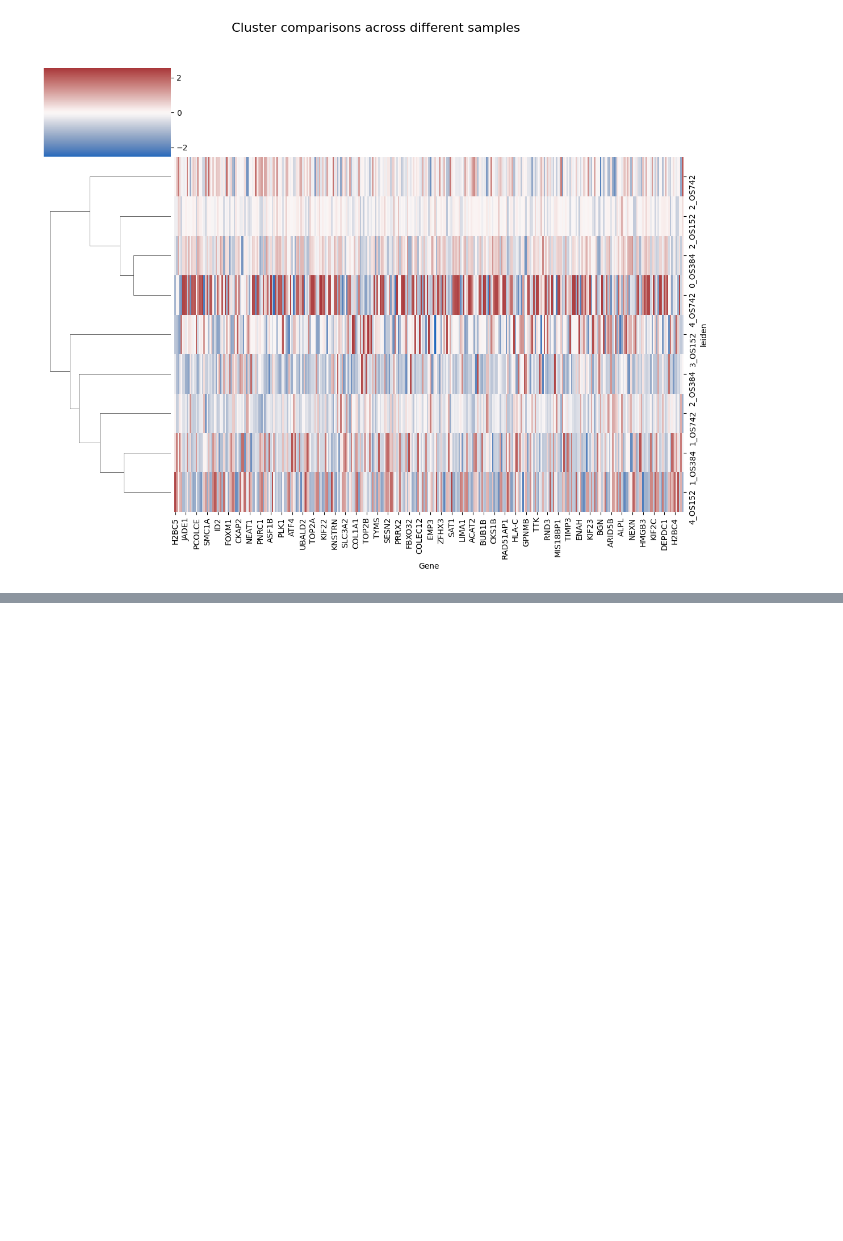
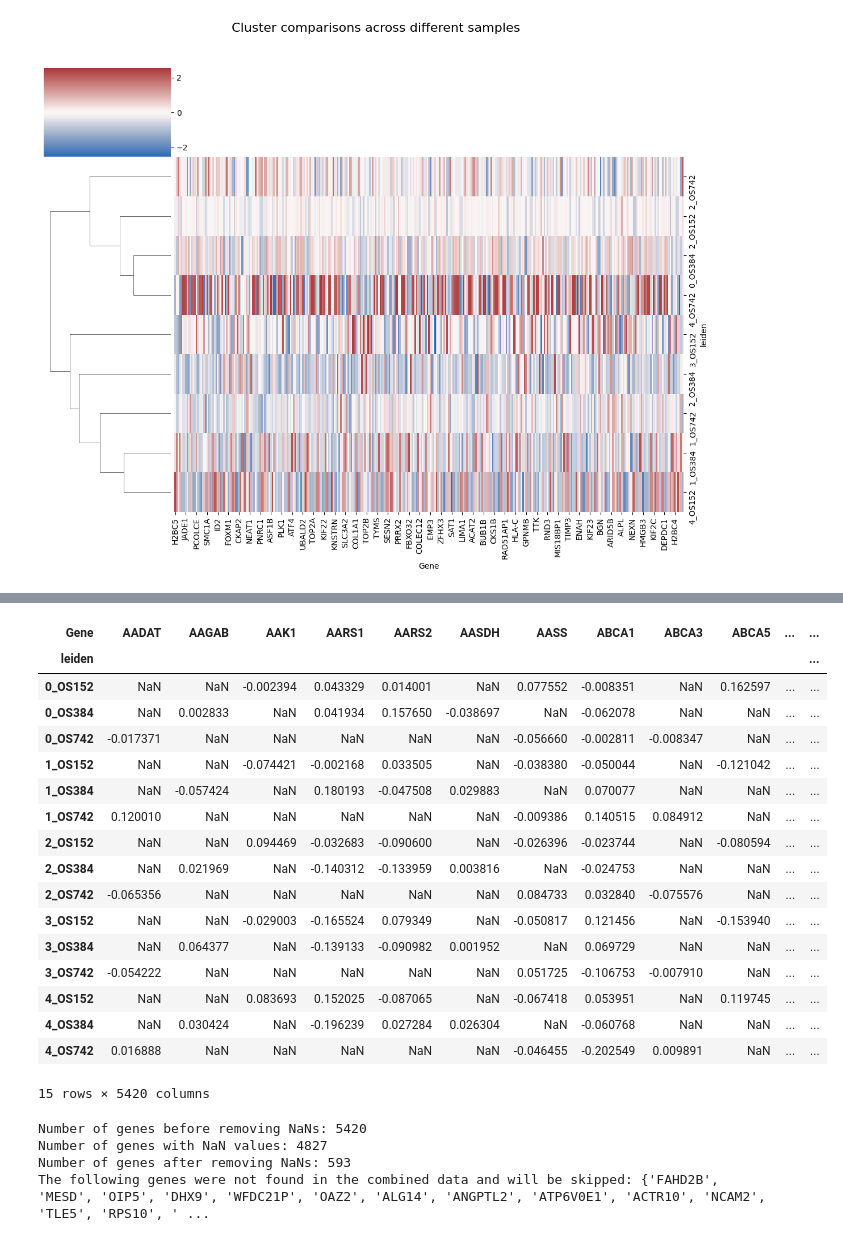
Before and after one commit to brendamelano/Reprogramming_Osteosarcoma, a Jupyter notebook: plain_scRNAseq_analysis/plain_scRNAseq_analysis.ipynb, the cells around one changed output, grey strips where cells are left out. Cells and saved outputs as stored; diff of their text form; code cells hidden in the pictures; blank space fills up the shorter version.

```diff
--- a/plain_scRNAseq_analysis/plain_scRNAseq_analysis.ipynb
+++ b/plain_scRNAseq_analysis/plain_scRNAseq_analysis.ipynb
@@ -362,0 +324,60 @@ The following genes were not found in the combined data and will be skipped: {'P
+# %%
+adata_combined.to_df().groupby(adata_combined.obs['leiden']).mean()
+# %% [output]
+| Gene | AADAT | AAGAB | AAK1 | AARS1 | AARS2 | AASDH | AASS | ABCA1 | ABCA3 | ABCA5 | ... | ... |
+| leiden |  |  |  |  |  |  |  |  |  |  |  | ... |
+| 0_OS152 | NaN | NaN | -0.002394 | 0.043329 | 0.014001 | NaN | 0.077552 | -0.008351 | NaN | 0.162597 | ... | ... |
+| 0_OS384 | NaN | 0.002833 | NaN | 0.041934 | 0.157650 | -0.038697 | NaN | -0.062078 | NaN | NaN | ... | ... |
+| 0_OS742 | -0.017371 | NaN | NaN | NaN | NaN | NaN | -0.056660 | -0.002811 | -0.008347 | NaN | ... | ... |
+| 1_OS152 | NaN | NaN | -0.074421 | -0.002168 | 0.033505 | NaN | -0.038380 | -0.050044 | NaN | -0.121042 | ... | ... |
+| 1_OS384 | NaN | -0.057424 | NaN | 0.180193 | -0.047508 | 0.029883 | NaN | 0.070077 | NaN | NaN | ... | ... |
+| 1_OS742 | 0.120010 | NaN | NaN | NaN | NaN | NaN | -0.009386 | 0.140515 | 0.084912 | NaN | ... | ... |
+| 2_OS152 | NaN | NaN | 0.094469 | -0.032683 | -0.090600 | NaN | -0.026396 | -0.023744 | NaN | -0.080594 | ... | ... |
+| 2_OS384 | NaN | 0.021969 | NaN | -0.140312 | -0.133959 | 0.003816 | NaN | -0.024753 | NaN | NaN | ... | ... |
+| 2_OS742 | -0.065356 | NaN | NaN | NaN | NaN | NaN | 0.084733 | 0.032840 | -0.075576 | NaN | ... | ... |
+| 3_OS152 | NaN | NaN | -0.029003 | -0.165524 | 0.079349 | NaN | -0.050817 | 0.121456 | NaN | -0.153940 | ... | ... |
+| 3_OS384 | NaN | 0.064377 | NaN | -0.139133 | -0.090982 | 0.001952 | NaN | 0.069729 | NaN | NaN | ... | ... |
+| 3_OS742 | -0.054222 | NaN | NaN | NaN | NaN | NaN | 0.051725 | -0.106753 | -0.007910 | NaN | ... | ... |
+| 4_OS152 | NaN | NaN | 0.083693 | 0.152025 | -0.087065 | NaN | -0.067418 | 0.053951 | NaN | 0.119745 | ... | ... |
+| 4_OS384 | NaN | 0.030424 | NaN | -0.196239 | 0.027284 | 0.026304 | NaN | -0.060768 | NaN | NaN | ... | ... |
+| 4_OS742 | 0.016888 | NaN | NaN | NaN | NaN | NaN | -0.046455 | -0.202549 | 0.009891 | NaN | ... | ... |
+15 rows × 5420 columns
+# %%
+
+# Check if adata_combined.X is sparse
+if sp.issparse(adata_combined.X):
+    X_dense = adata_combined.X.toarray()
+else:
+    X_dense = adata_combined.X
+
+
+# Identify genes with any NaN values across cells
+genes_with_nan = np.isnan(X_dense).any(axis=0)
+
+
+print(f"Number of genes before removing NaNs: {adata_combined.n_vars}")
+print(f"Number of genes with NaN values: {np.sum(genes_with_nan)}")
+
+
+# Remove genes with NaN values
+adata_combined = adata_combined[:, ~genes_with_nan]
+print(f"Number of genes after removing NaNs: {adata_combined.n_vars}")
+
+
+# Refilter the markers based on whether they are in the dataset
+existing_genes = [gene for gene in top_genes_all_samples if gene in adata_combined.var_names]
+
+
+# Printing the missing genes
+missing_genes = set(top_genes_all_samples) - set(existing_genes)
+if missing_genes:
+    print(f"The following genes were not found in the combined data and will be skipped: {missing_genes}")
+
+
+# Proceed with the existing genes
+adata_markers = adata_combined[:, existing_genes]
+# %% [output]
+Number of genes before removing NaNs: 5420
+Number of genes with NaN values: 4827
+Number of genes after removing NaNs: 593
+The following genes were not found in the combined data and will be skipped: {'FAHD2B', 'MESD', 'OIP5', 'DHX9', 'WFDC21P', 'OAZ2', 'ALG14', 'ANGPTL2', 'ATP6V0E1', 'ACTR10', 'NCAM2', 'TLE5', 'RPS10', ' ...
```
Also changed, not shown: parts of 7 cells of this notebook.
